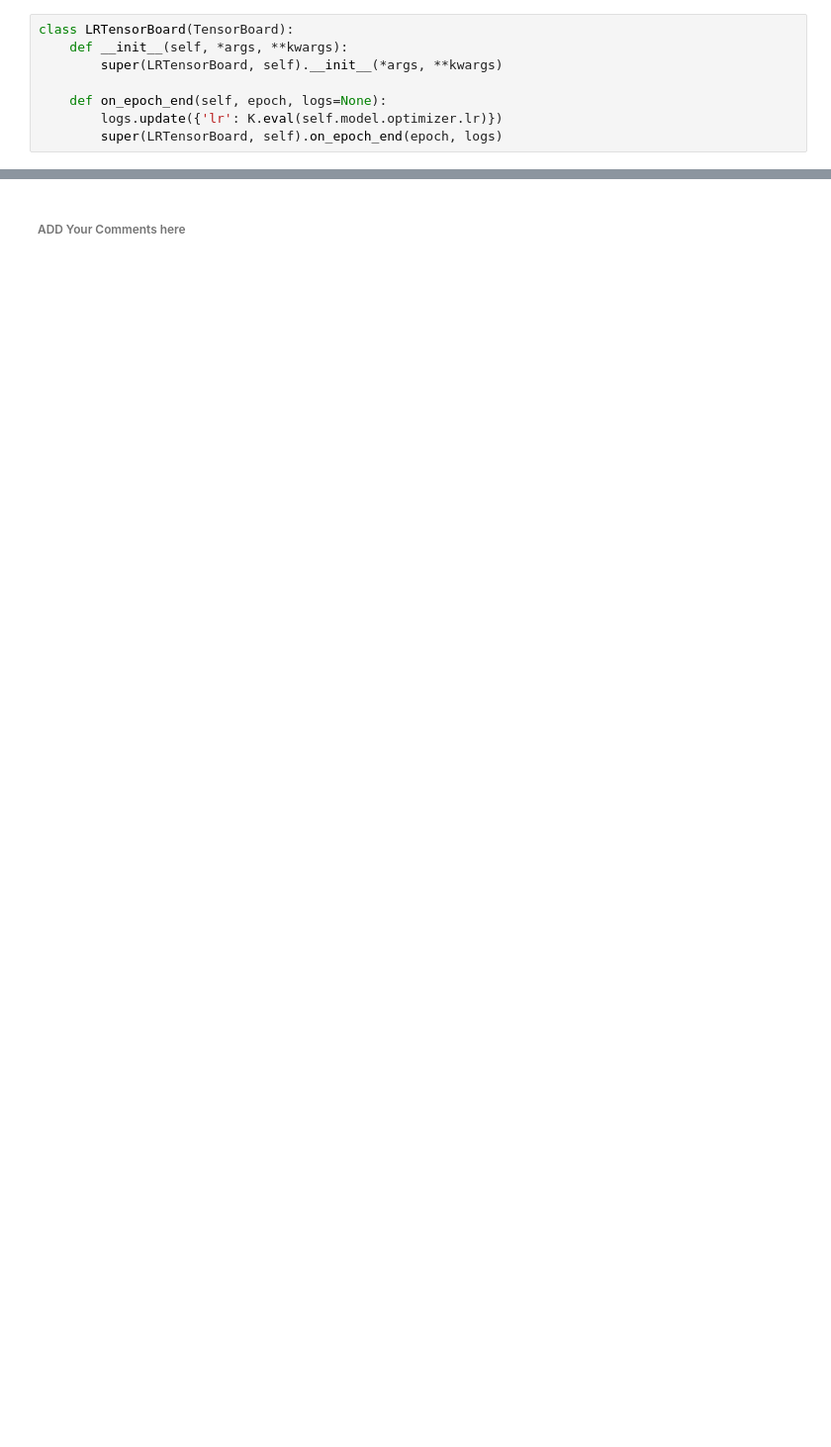
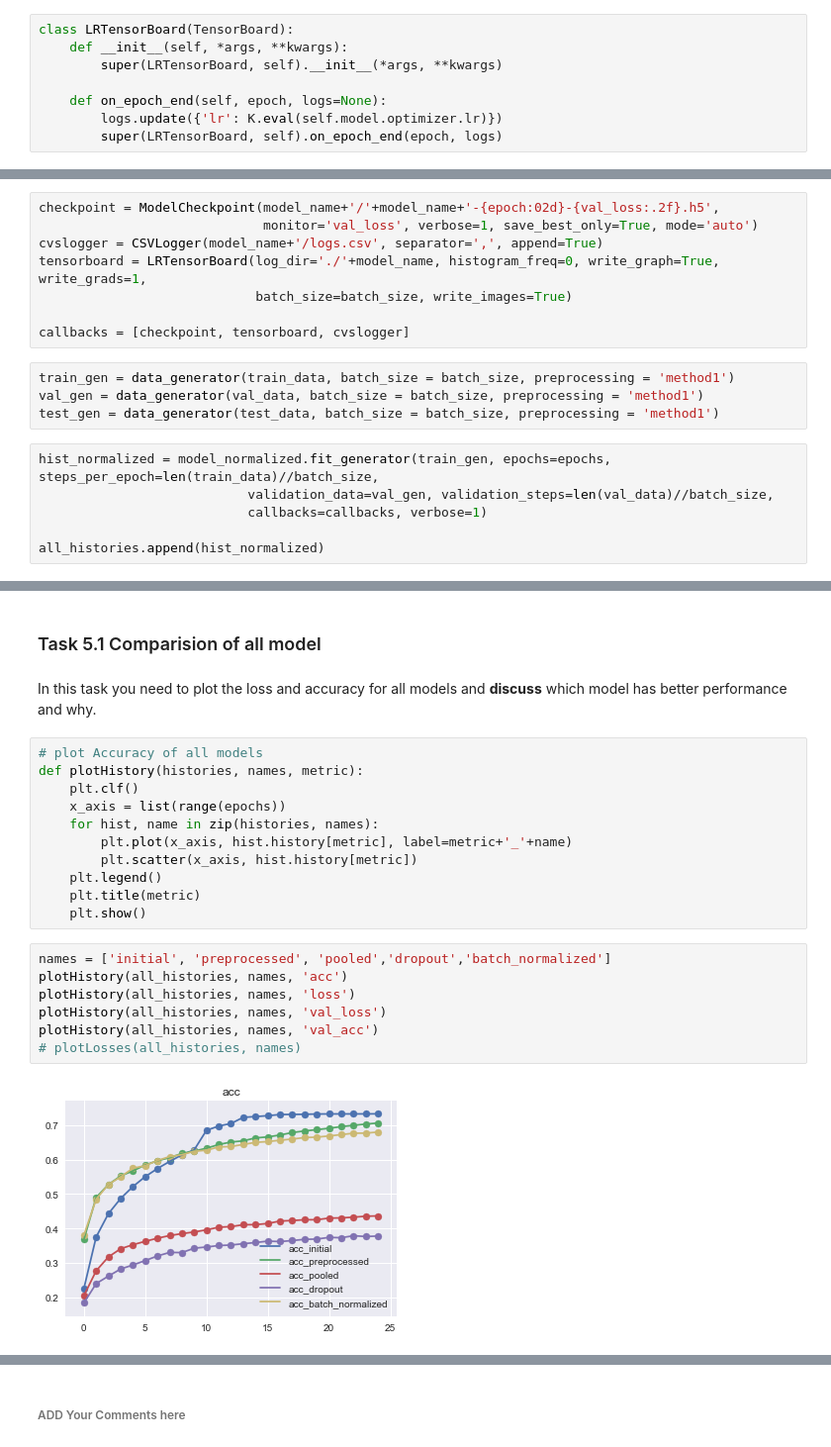
Before and after one commit to asim29/CS437-Deep_Learning, a Jupyter notebook: Assignment_3/20100237_hw3.ipynb, the cells around one changed output, grey strips where cells are left out. Shown: that part at 99% size. Drawn from its saved outputs; the diff is of its cells as text; blank space fills up the shorter version.

```diff
--- a/Assignment_3/20100237_hw3.ipynb
+++ b/Assignment_3/20100237_hw3.ipynb
@@ -326,0 +578,18 @@ Now for logs of all above trained models, take snapshot of the _loss_ and _accur
+# %%
+checkpoint = ModelCheckpoint(model_name+'/'+model_name+'-{epoch:02d}-{val_loss:.2f}.h5',
+                             monitor='val_loss', verbose=1, save_best_only=True, mode='auto')
+cvslogger = CSVLogger(model_name+'/logs.csv', separator=',', append=True)
+tensorboard = LRTensorBoard(log_dir='./'+model_name, histogram_freq=0, write_graph=True, write_grads=1,
+                            batch_size=batch_size, write_images=True)
+
+callbacks = [checkpoint, tensorboard, cvslogger]
+# %%
+train_gen = data_generator(train_data, batch_size = batch_size, preprocessing = 'method1')
+val_gen = data_generator(val_data, batch_size = batch_size, preprocessing = 'method1')
+test_gen = data_generator(test_data, batch_size = batch_size, preprocessing = 'method1')
+# %%
+hist_normalized = model_normalized.fit_generator(train_gen, epochs=epochs, steps_per_epoch=len(train_data)//batch_size,
+                           validation_data=val_gen, validation_steps=len(val_data)//batch_size,
+                           callbacks=callbacks, verbose=1)
+
+all_histories.append(hist_normalized)
@@ -326,0 +614,25 @@ Now for logs of all above trained models, take snapshot of the _loss_ and _accur
+# %% [markdown]
+### Task 5.1 Comparision of all model
+# %% [markdown]
+
+In this task you need to plot the loss and accuracy for all models and __discuss__ which model has better performance and why.
+# %%
+# plot Accuracy of all models
+def plotHistory(histories, names, metric):
+    plt.clf()
+    x_axis = list(range(epochs))
+    for hist, name in zip(histories, names):
+        plt.plot(x_axis, hist.history[metric], label=metric+'_'+name)
+        plt.scatter(x_axis, hist.history[metric])
+    plt.legend()
+    plt.title(metric)
+    plt.show()
+# %%
+names = ['initial', 'preprocessed', 'pooled','dropout','batch_normalized']
+plotHistory(all_histories, names, 'acc')
+plotHistory(all_histories, names, 'loss')
+plotHistory(all_histories, names, 'val_loss')
+plotHistory(all_histories, names, 'val_acc')
+# plotLosses(all_histories, names)
+# %% [output]
+[figure, added]
```
Also changed, not shown: parts of 83 cells of this notebook, 1 other file.
